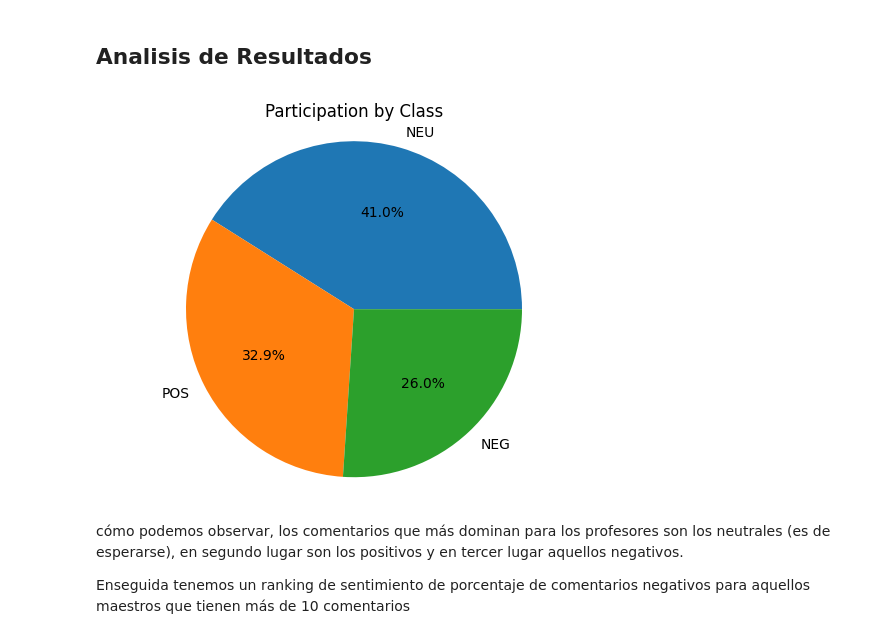
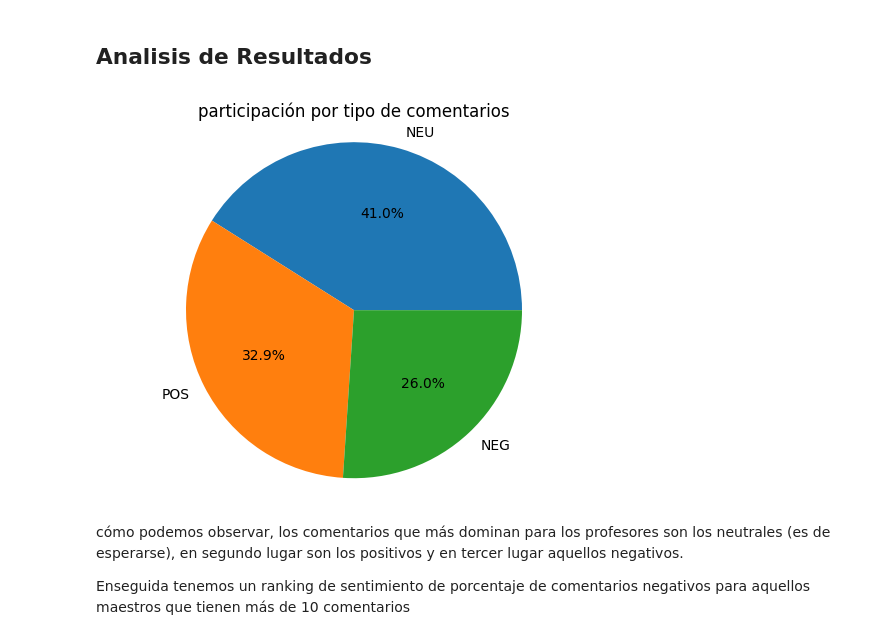
Before and after one commit to aldojda/BigData, a Jupyter notebook: Proyecto_1_Sentiment_Analysis_WebScrapping.ipynb, the cells around one changed output. Cells and saved outputs as stored; diff of their text form; code cells hidden in the pictures.

```diff
--- a/Proyecto_1_Sentiment_Analysis_WebScrapping.ipynb
+++ b/Proyecto_1_Sentiment_Analysis_WebScrapping.ipynb
@@ -331,35 +333,35 @@ date2map = {'mar': "03",
 import matplotlib.pyplot as plt
 class_counts = df['sentiment'].value_counts()
 class_percentages = (class_counts / class_counts.sum()) * 100
 
 labels = class_counts.index
 counts = class_counts.values
 
 fig, ax = plt.subplots()
 wedges, _, autotexts = ax.pie(counts, labels=labels, autopct='%1.1f%%')
 
 ax.axis('equal')
 
 # Add drilldown functionality
 def on_click(event):
     wedge = event.artist
     index = wedges.index(wedge)
     selected_class = labels[index]
 
     names = df[df['sentiment'] == selected_class]['profesor']
     name_counts = names.value_counts()
     name_percentages = (name_counts / name_counts.sum()) * 100
 
     plt.clf()
     plt.pie(name_counts, labels=name_counts.index, autopct='%1.1f%%')
     plt.title(f"Participants in Class {selected_class}")
 
     plt.show()
 
-plt.title("Participation by Class")
+plt.title("participación por tipo de comentarios")
 plt.show()
 # %% [output]
-[figure, old version]
+[figure, new version]
 # %% [markdown]
 cómo podemos observar, los comentarios que más dominan para los profesores son los neutrales (es de esperarse), en segundo lugar son los positivos y en tercer lugar aquellos negativos.
 
```
Also changed, not shown: parts of 13 cells of this notebook.
